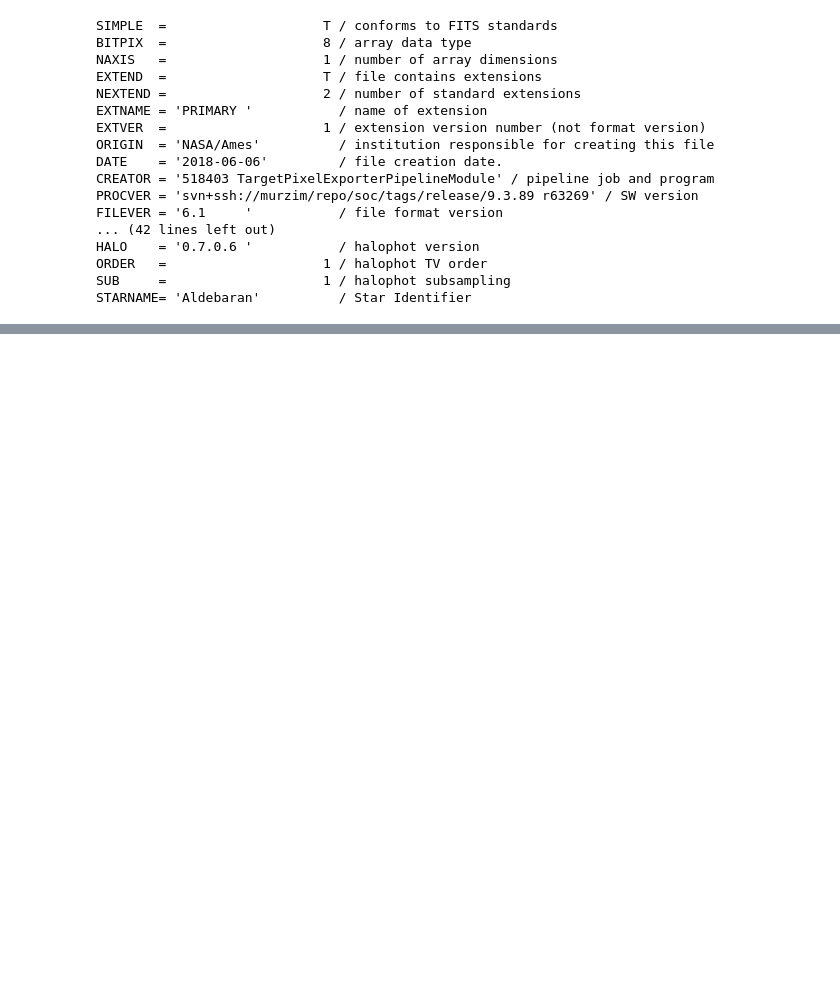
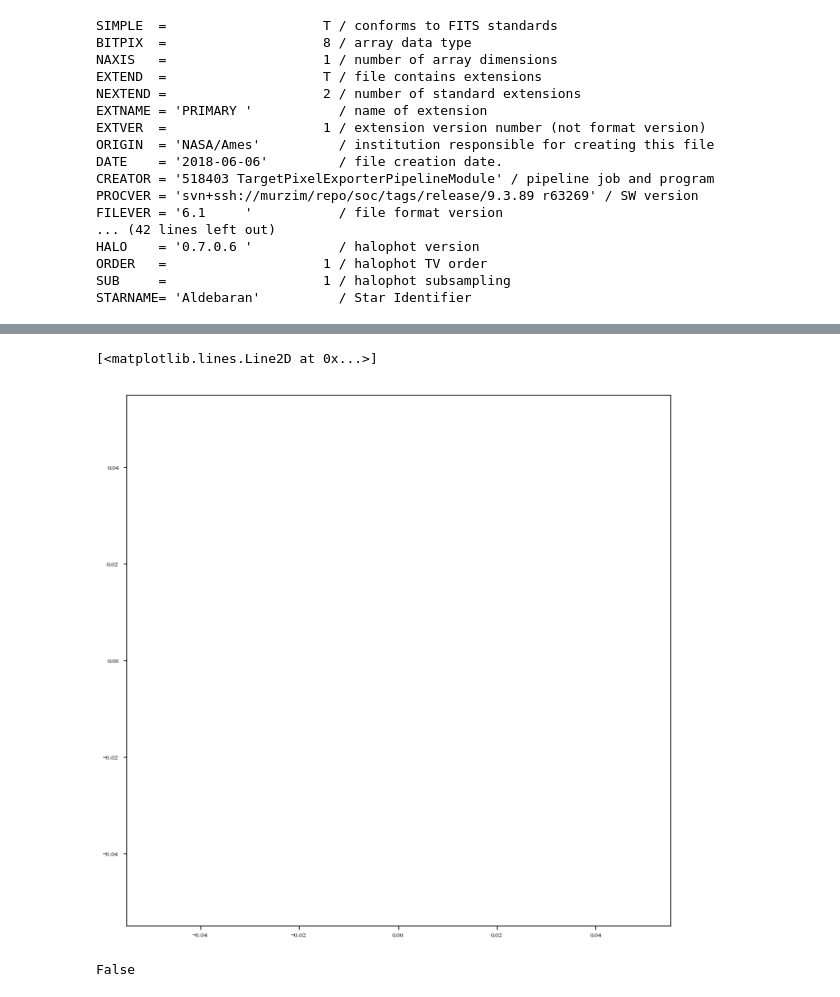
Before and after one commit to benjaminpope/k2halo, a Jupyter notebook: notebooks/k2sc_stars.ipynb, the cells around one changed output, grey strips where cells are left out. Saved outputs shown, nothing was run; the diff lists cells and outputs as text; code cells hidden in the pictures; blank space fills up the shorter version.

```diff
--- a/notebooks/k2sc_stars.ipynb
+++ b/notebooks/k2sc_stars.ipynb
@@ -286,0 +290,12 @@ plot_k2sc(lc,np.nanmean(tpf.flux,axis=0),f[0][:,:].T,save_file='test.pdf')
+# %%
+poly = np.poly1d(np.polyfit(lc.time,lc.corr_flux,15))
+trend = poly(lc.time)
+# %%
+plt.plot(lc.time,trend)
+# %% [output]
+[<matplotlib.lines.Line2D at 0x...>]
+[figure, added]
+# %%
+np.all(np.isfinite(lc.corr_flux))
+# %% [output]
+False
```
Also changed, not shown: parts of 7 cells of this notebook, 9 other files.
